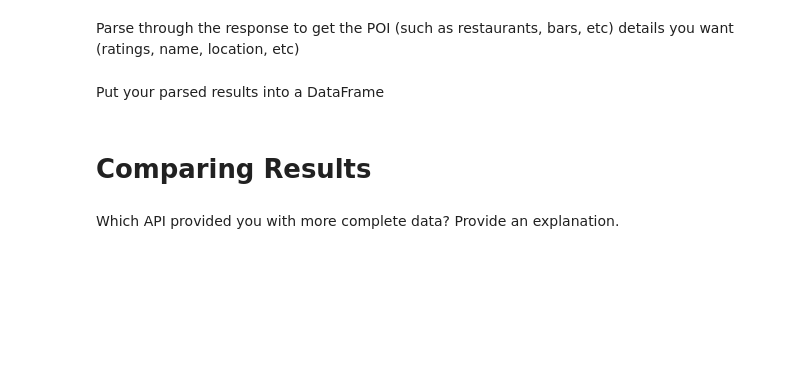
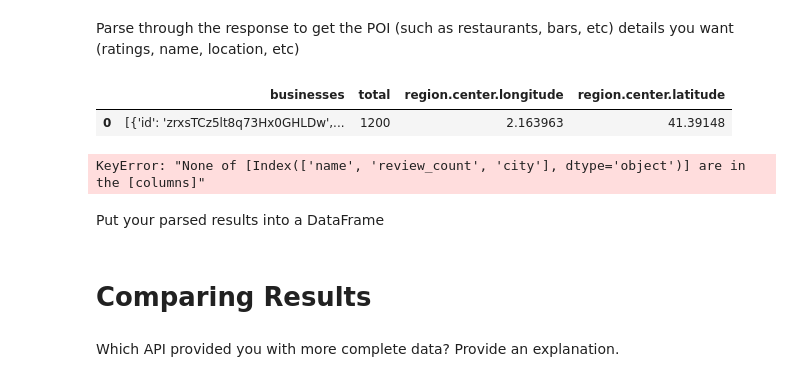
Before and after one commit to gu12934/-LHL-Statistical-Modelling-Project, a Jupyter notebook: notebooks/yelp_foursquare_EDA.ipynb, the cells around one changed output. Drawn from its saved outputs; the diff is of its cells as text; code cells hidden in the pictures; blank space fills up the shorter version.

```diff
--- a/notebooks/yelp_foursquare_EDA.ipynb
+++ b/notebooks/yelp_foursquare_EDA.ipynb
@@ -250,2 +312,15 @@ response.json()
+# %%
+data=response.json()
 # %% [markdown]
 Parse through the response to get the POI (such as restaurants, bars, etc) details you want (ratings, name, location, etc)
+# %%
+df = pd.json_normalize(data)
+# %%
+df.head()
+# %% [output]
+|  | businesses | total | region.center.longitude | region.center.latitude |
+| 0 | [{'id': 'zrxsTCz5lt8q73Hx0GHLDw',... | 1200 | 2.163963 | 41.39148 |
+# %%
+df = df[['name', 'review_count', 'city']]
+# %% [output]
+KeyError: "None of [Index(['name', 'review_count', 'city'], dtype='object')] are in the [columns]"
```
Also changed, not shown: parts of 2 cells of this notebook.
